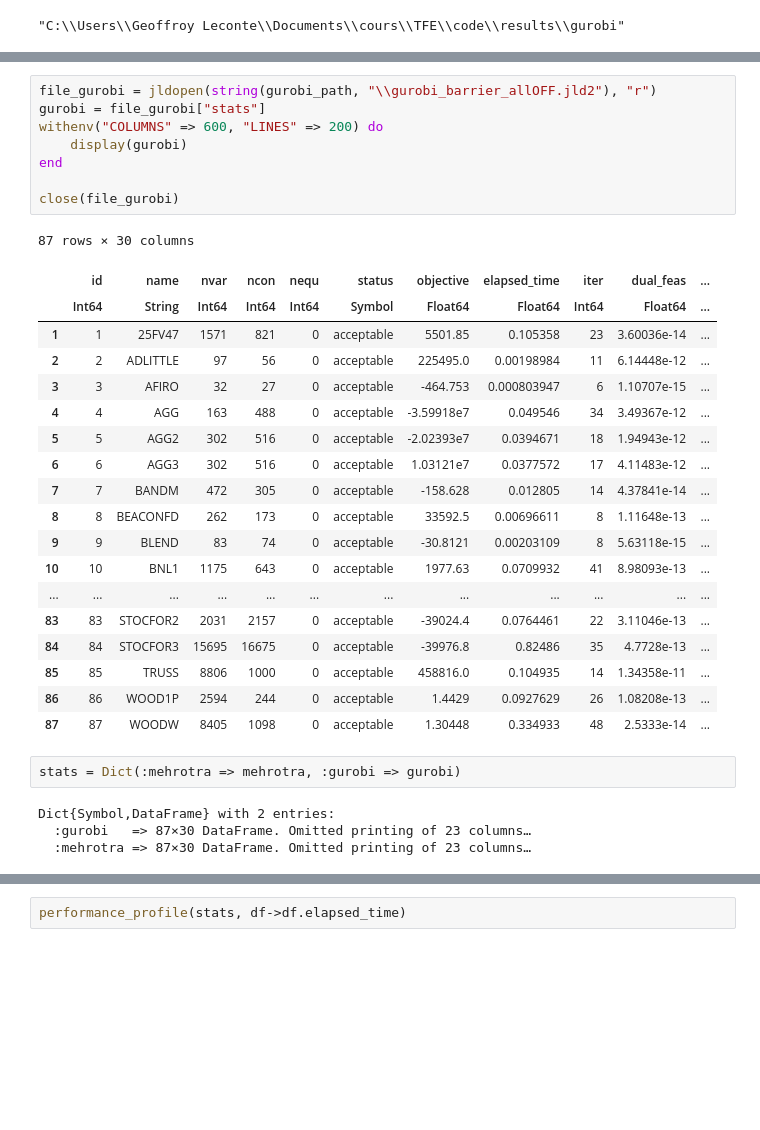
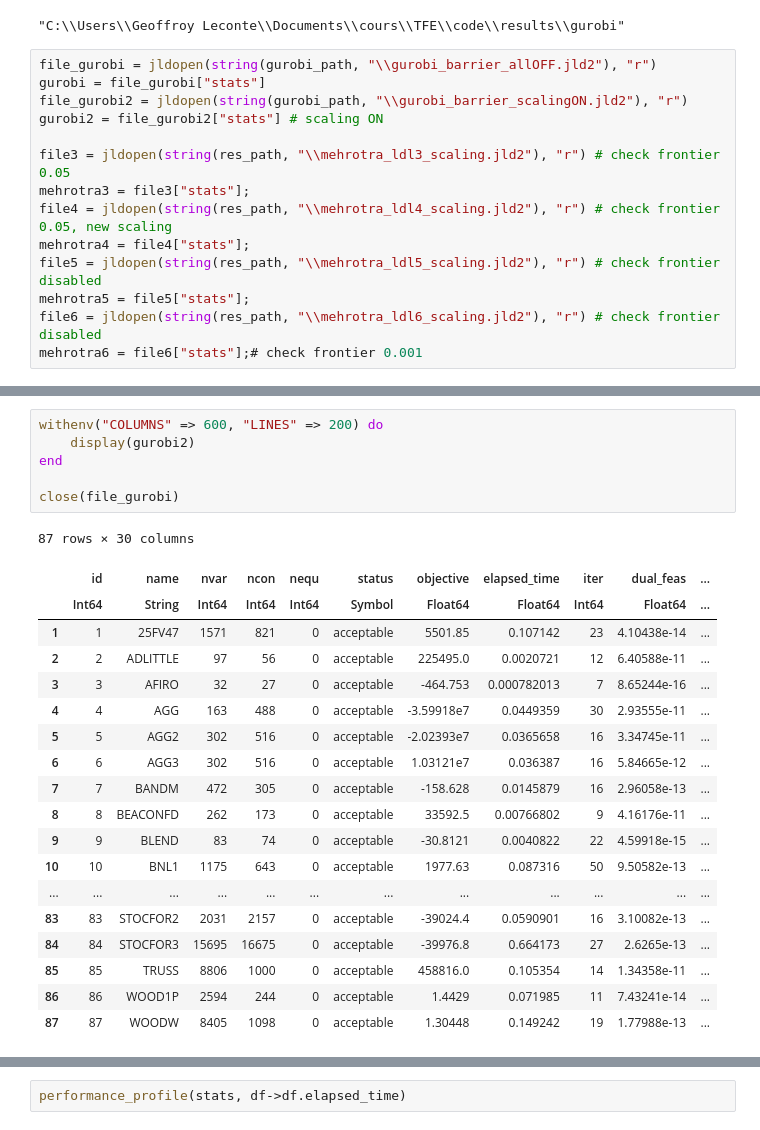
Before and after one commit to geoffroyleconte/StageOptim, a Jupyter notebook: comparisons.ipynb, the cells around one changed output, grey strips where cells are left out. Cells and saved outputs as stored; diff of their text form; blank space fills up the shorter version.

```diff
--- a/comparisons.ipynb
+++ b/comparisons.ipynb
@@ -8,4 +8,18 @@ res_path = "C:\\Users\\Geoffroy Leconte\\Documents\\cours\\TFE\\code\\results\\m
 gurobi_path = "C:\\Users\\Geoffroy Leconte\\Documents\\cours\\TFE\\code\\results\\gurobi"
 # %% [output]
 "C:\\Users\\Geoffroy Leconte\\Documents\\cours\\TFE\\code\\results\\gurobi"
+# %%
+file_gurobi = jldopen(string(gurobi_path, "\\gurobi_barrier_allOFF.jld2"), "r")
+gurobi = file_gurobi["stats"]
+file_gurobi2 = jldopen(string(gurobi_path, "\\gurobi_barrier_scalingON.jld2"), "r")
+gurobi2 = file_gurobi2["stats"] # scaling ON
+
+file3 = jldopen(string(res_path, "\\mehrotra_ldl3_scaling.jld2"), "r") # check frontier 0.05
+mehrotra3 = file3["stats"];
+file4 = jldopen(string(res_path, "\\mehrotra_ldl4_scaling.jld2"), "r") # check frontier 0.05, new scaling
+mehrotra4 = file4["stats"];
+file5 = jldopen(string(res_path, "\\mehrotra_ldl5_scaling.jld2"), "r") # check frontier disabled
+mehrotra5 = file5["stats"];
+file6 = jldopen(string(res_path, "\\mehrotra_ldl6_scaling.jld2"), "r") # check frontier disabled
+mehrotra6 = file6["stats"];# check frontier 0.001
 # %%
@@ -39,34 +51,26 @@ close(file)
 # %%
-file_gurobi = jldopen(string(gurobi_path, "\\gurobi_barrier_allOFF.jld2"), "r")
-gurobi = file_gurobi["stats"]
 withenv("COLUMNS" => 600, "LINES" => 200) do
-    display(gurobi)
+    display(gurobi2)
 end
 
 close(file_gurobi)
 # %% [output]
 87 rows × 30 columns
 |  | id | name | nvar | ncon | nequ | status | objective | elapsed_time | iter | dual_feas | ... |
 |  | Int64 | String | Int64 | Int64 | Int64 | Symbol | Float64 | Float64 | Int64 | Float64 | ... |
-| 1 | 1 | 25FV47 | 1571 | 821 | 0 | acceptable | 5501.85 | 0.105358 | 23 | 3.60036e-14 | ... |
-| 2 | 2 | ADLITTLE | 97 | 56 | 0 | acceptable | 225495.0 | 0.00198984 | 11 | 6.14448e-12 | ... |
-| 3 | 3 | AFIRO | 32 | 27 | 0 | acceptable | -464.753 | 0.000803947 | 6 | 1.10707e-15 | ... |
-| 4 | 4 | AGG | 163 | 488 | 0 | acceptable | -3.59918e7 | 0.049546 | 34 | 3.49367e-12 | ... |
-| 5 | 5 | AGG2 | 302 | 516 | 0 | acceptable | -2.02393e7 | 0.0394671 | 18 | 1.94943e-12 | ... |
-| 6 | 6 | AGG3 | 302 | 516 | 0 | acceptable | 1.03121e7 | 0.0377572 | 17 | 4.11483e-12 | ... |
-| 7 | 7 | BANDM | 472 | 305 | 0 | acceptable | -158.628 | 0.012805 | 14 | 4.37841e-14 | ... |
-| 8 | 8 | BEACONFD | 262 | 173 | 0 | acceptable | 33592.5 | 0.00696611 | 8 | 1.11648e-13 | ... |
-| 9 | 9 | BLEND | 83 | 74 | 0 | acceptable | -30.8121 | 0.00203109 | 8 | 5.63118e-15 | ... |
-| 10 | 10 | BNL1 | 1175 | 643 | 0 | acceptable | 1977.63 | 0.0709932 | 41 | 8.98093e-13 | ... |
+| 1 | 1 | 25FV47 | 1571 | 821 | 0 | acceptable | 5501.85 | 0.107142 | 23 | 4.10438e-14 | ... |
+| 2 | 2 | ADLITTLE | 97 | 56 | 0 | acceptable | 225495.0 | 0.0020721 | 12 | 6.40588e-11 | ... |
+| 3 | 3 | AFIRO | 32 | 27 | 0 | acceptable | -464.753 | 0.000782013 | 7 | 8.65244e-16 | ... |
+| 4 | 4 | AGG | 163 | 488 | 0 | acceptable | -3.59918e7 | 0.0449359 | 30 | 2.93555e-11 | ... |
+| 5 | 5 | AGG2 | 302 | 516 | 0 | acceptable | -2.02393e7 | 0.0365658 | 16 | 3.34745e-11 | ... |
+| 6 | 6 | AGG3 | 302 | 516 | 0 | acceptable | 1.03121e7 | 0.036387 | 16 | 5.84665e-12 | ... |
+| 7 | 7 | BANDM | 472 | 305 | 0 | acceptable | -158.628 | 0.0145879 | 16 | 2.96058e-13 | ... |
+| 8 | 8 | BEACONFD | 262 | 173 | 0 | acceptable | 33592.5 | 0.00766802 | 9 | 4.16176e-11 | ... |
+| 9 | 9 | BLEND | 83 | 74 | 0 | acceptable | -30.8121 | 0.0040822 | 22 | 4.59918e-15 | ... |
+| 10 | 10 | BNL1 | 1175 | 643 | 0 | acceptable | 1977.63 | 0.087316 | 50 | 9.50582e-13 | ... |
 | ... | ... | ... | ... | ... | ... | ... | ... | ... | ... | ... | ... |
-| 83 | 83 | STOCFOR2 | 2031 | 2157 | 0 | acceptable | -39024.4 | 0.0764461 | 22 | 3.11046e-13 | ... |
-| 84 | 84 | STOCFOR3 | 15695 | 16675 | 0 | acceptable | -39976.8 | 0.82486 | 35 | 4.7728e-13 | ... |
-| 85 | 85 | TRUSS | 8806 | 1000 | 0 | acceptable | 458816.0 | 0.104935 | 14 | 1.34358e-11 | ... |
-| 86 | 86 | WOOD1P | 2594 | 244 | 0 | acceptable | 1.4429 | 0.0927629 | 26 | 1.08208e-13 | ... |
-| 87 | 87 | WOODW | 8405 | 1098 | 0 | acceptable | 1.30448 | 0.334933 | 48 | 2.5333e-14 | ... |
+| 83 | 83 | STOCFOR2 | 2031 | 2157 | 0 | acceptable | -39024.4 | 0.0590901 | 16 | 3.10082e-13 | ... |
+| 84 | 84 | STOCFOR3 | 15695 | 16675 | 0 | acceptable | -39976.8 | 0.664173 | 27 | 2.6265e-13 | ... |
+| 85 | 85 | TRUSS | 8806 | 1000 | 0 | acceptable | 458816.0 | 0.105354 | 14 | 1.34358e-11 | ... |
+| 86 | 86 | WOOD1P | 2594 | 244 | 0 | acceptable | 1.4429 | 0.071985 | 11 | 7.43241e-14 | ... |
+| 87 | 87 | WOODW | 8405 | 1098 | 0 | acceptable | 1.30448 | 0.149242 | 19 | 1.77988e-13 | ... |
-# %%
-stats = Dict(:mehrotra => mehrotra, :gurobi => gurobi)
-# %% [output]
-Dict{Symbol,DataFrame} with 2 entries:
-  :gurobi   => 87×30 DataFrame. Omitted printing of 23 columns…
-  :mehrotra => 87×30 DataFrame. Omitted printing of 23 columns…
```
Also changed, not shown: parts of 2 cells of this notebook, 2 other files.
